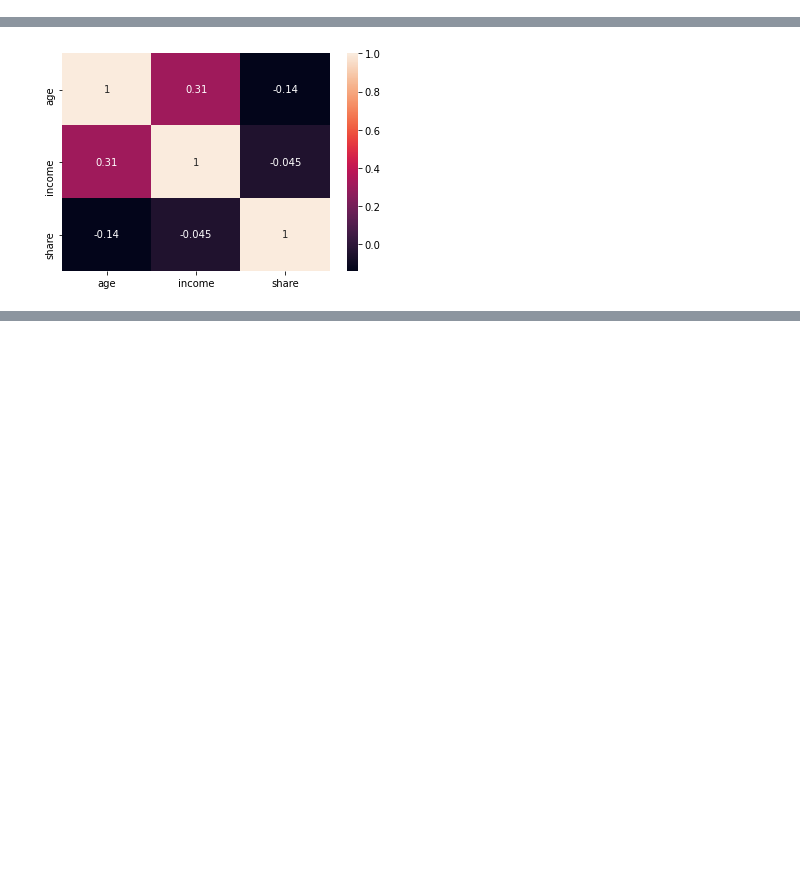
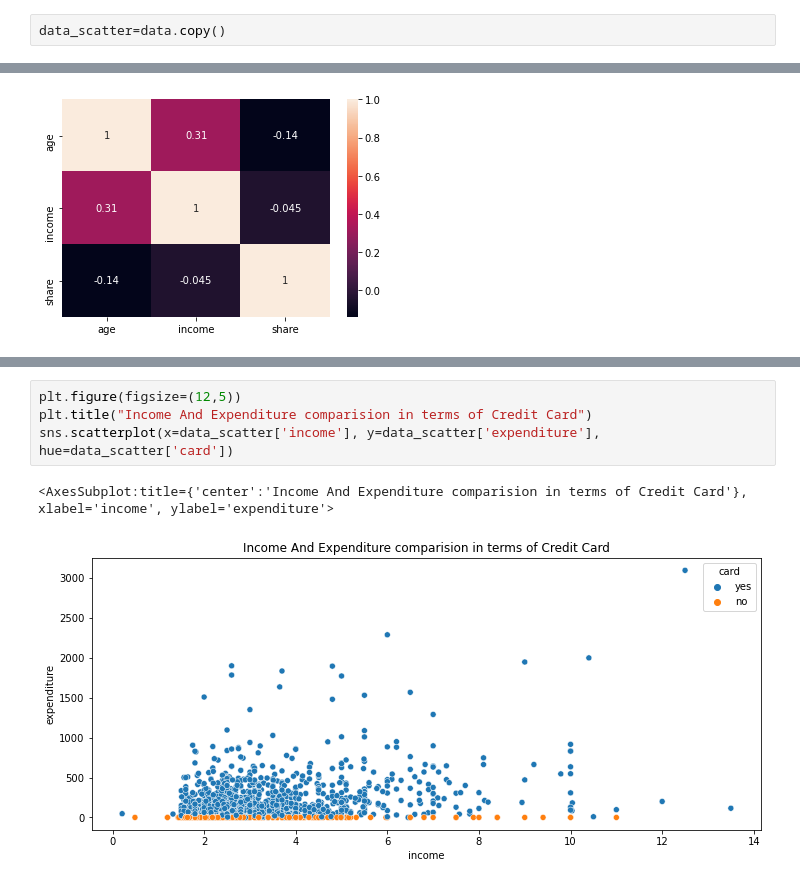
Before and after one commit to bibek376/Deep_Learning, a Jupyter notebook: Credit_Card.ipynb, the cells around one changed output, grey strips where cells are left out. Saved outputs shown, nothing was run; the diff lists cells and outputs as text; blank space fills up the shorter version.

```diff
--- a/Credit_Card.ipynb
+++ b/Credit_Card.ipynb
@@ -50,3 +51,5 @@ data.head()
 | 2 | 3 | yes | 0 | 33.66667 | 4.5000 | 0.004156 | 15.000000 | yes | no | 4 | ... |
 | 3 | 4 | yes | 0 | 30.50000 | 2.5400 | 0.065214 | 137.869200 | no | no | 0 | ... |
 | 4 | 5 | yes | 0 | 32.16667 | 9.7867 | 0.067051 | 546.503300 | yes | no | 2 | ... |
+# %%
+data_scatter=data.copy()
@@ -79,0 +96,7 @@ sns.heatmap(corelation,xticklabels=corelation.columns,yticklabels=corelation.col
+# %%
+plt.figure(figsize=(12,5))
+plt.title("Income And Expenditure comparision in terms of Credit Card")
+sns.scatterplot(x=data_scatter['income'], y=data_scatter['expenditure'], hue=data_scatter['card'])
+# %% [output]
+<AxesSubplot:title={'center':'Income And Expenditure comparision in terms of Credit Card'}, xlabel='income', ylabel='expenditure'>
+[figure, added]
```
Also changed, not shown: parts of 4 cells of this notebook, 2 other files.
